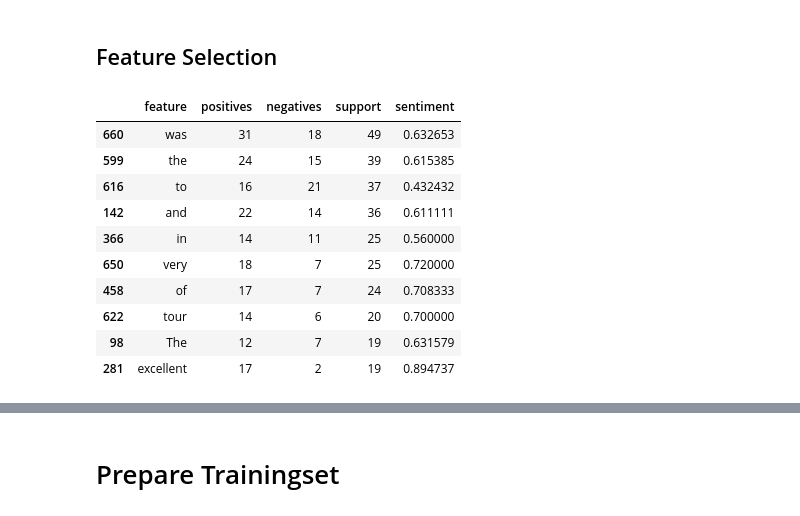
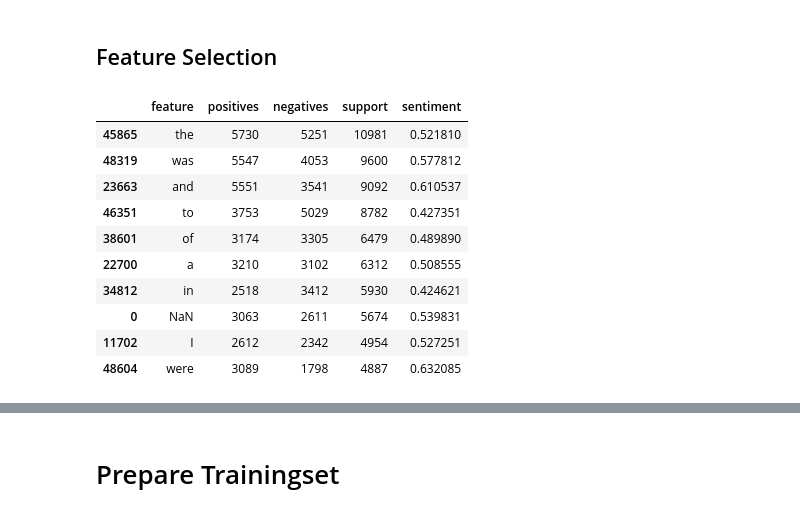
Before and after one commit to amanciobouza/sentiment-analysis_jupyter-notebooks_python, a Jupyter notebook: SentimentAnalysis.ipynb, the cells around one changed output, grey strips where cells are left out. Drawn from its saved outputs; the diff is of its cells as text; code cells hidden in the pictures.

```diff
--- a/SentimentAnalysis.ipynb
+++ b/SentimentAnalysis.ipynb
@@ -214,17 +310,17 @@ Number of Features: 691
 # %% [markdown]
 ## Feature Selection
 # %%
-dfFeatureVector = dfFeatures.sort_values(by='support', ascending=False).head(20)
+dfFeatureVector = dfFeatures.sort_values(by='support', ascending=False)
 dfFeatureVector.head(10)
 # %% [output]
 |  | feature | positives | negatives | support | sentiment |
-| 660 | was | 31 | 18 | 49 | 0.632653 |
-| 599 | the | 24 | 15 | 39 | 0.615385 |
-| 616 | to | 16 | 21 | 37 | 0.432432 |
-| 142 | and | 22 | 14 | 36 | 0.611111 |
-| 366 | in | 14 | 11 | 25 | 0.560000 |
-| 650 | very | 18 | 7 | 25 | 0.720000 |
-| 458 | of | 17 | 7 | 24 | 0.708333 |
-| 622 | tour | 14 | 6 | 20 | 0.700000 |
-| 98 | The | 12 | 7 | 19 | 0.631579 |
-| 281 | excellent | 17 | 2 | 19 | 0.894737 |
+| 45865 | the | 5730 | 5251 | 10981 | 0.521810 |
+| 48319 | was | 5547 | 4053 | 9600 | 0.577812 |
+| 23663 | and | 5551 | 3541 | 9092 | 0.610537 |
+| 46351 | to | 3753 | 5029 | 8782 | 0.427351 |
+| 38601 | of | 3174 | 3305 | 6479 | 0.489890 |
+| 22700 | a | 3210 | 3102 | 6312 | 0.508555 |
+| 34812 | in | 2518 | 3412 | 5930 | 0.424621 |
+| 0 | NaN | 3063 | 2611 | 5674 | 0.539831 |
+| 11702 | I | 2612 | 2342 | 4954 | 0.527251 |
+| 48604 | were | 3089 | 1798 | 4887 | 0.632085 |
```
Also changed, not shown: parts of 42 cells of this notebook, 2 other files.
